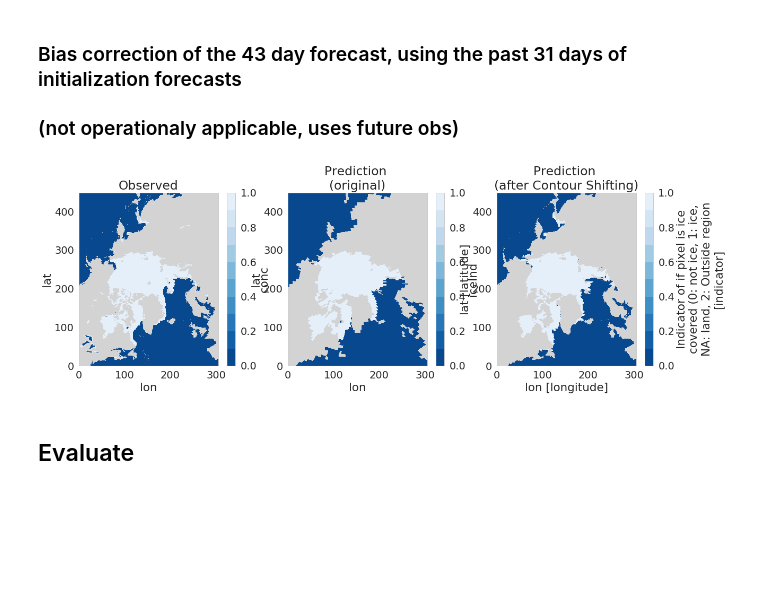
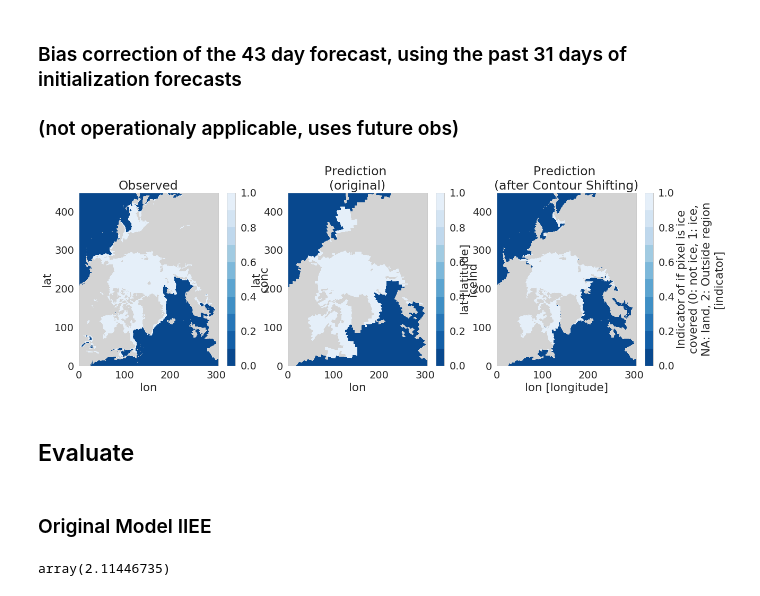
Before and after one commit to NicWayand/stcs, a Jupyter notebook: Compare_CS_output.ipynb, the cells around one changed output. Cells and saved outputs as stored; diff of their text form; code cells hidden in the pictures; blank space fills up the shorter version.

Commit message:
add IIEE

```diff
--- a/Compare_CS_output.ipynb
+++ b/Compare_CS_output.ipynb
@@ -106,32 +123,32 @@ cpyear = 31
 # %%
 # Compare obs, model, adjusted model
 f = plt.figure(figsize=((20,6)))
 
 cmap_c = matplotlib.colors.ListedColormap(sns.color_palette("Blues_r", 10))
 cmap_c.set_bad(color = 'lightgrey')
 
 plt.subplot(1,3,1)
 c_O = ds_obs.sel(years=cpyear, months=cmonth).conc
-c_O = ((c_O>=15) & (c_O<=100)).where(ds_obs.sel(years=29, months=10).conc<=100)
+c_O = ((c_O>=15) & (c_O<=100)).where(ds_obs.sel(years=cpyear, months=cmonth).conc<=100)
 c_O.plot(cmap=cmap_c)
 plt.title('Observed')
 
 plt.subplot(1,3,2)
 c_M = ds_mod.sel(years=cpyear, months=cmonth).iceInd
 (c_M>0.15).where(c_M.notnull()).plot(cmap=cmap_c)
 plt.title('Prediction \n(original)')
 
 plt.subplot(1,3,3)
 c_M_a = ds_mod_adj.sel(year=cpyear).iceInd
 cmask = c_M_a.notnull()
 c_M_a = c_M_a.where(c_M_a<=1, other=0)
 c_M_a = c_M_a.where(cmask)
 c_M_a.plot(cmap=cmap_c)
 
 plt.title('Prediction \n(after Contour Shifting)')
 f.savefig('CS_test.png')
 # %% [output]
-[figure, old version]
+[figure, new version]
 # %% [markdown]
 ## Evaluate
 # %%
@@ -138,0 +179,8 @@ f.savefig('CS_test.png')
+# %% [markdown]
+### Original Model IIEE
+# %%
+%autoreload
+c_IIEE_orig = metrics.IIEE(da_mod=mod_sip, da_obs=obs_sip, region=ds_region, sic_threshold=0.15)
+c_IIEE_orig.values # km^2
+# %% [output]
+array(2.11446735)
```
Also changed, not shown: parts of 10 cells of this notebook.
